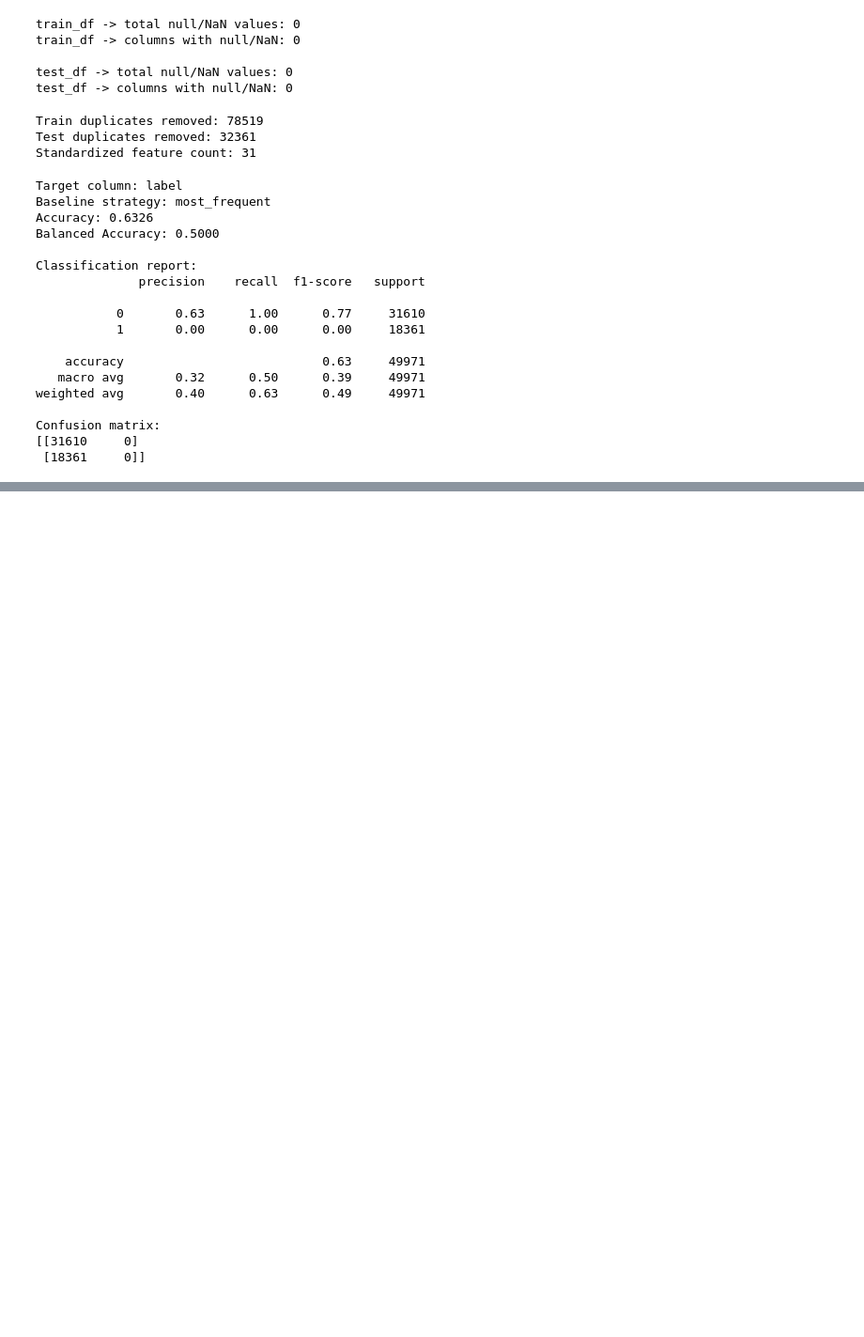
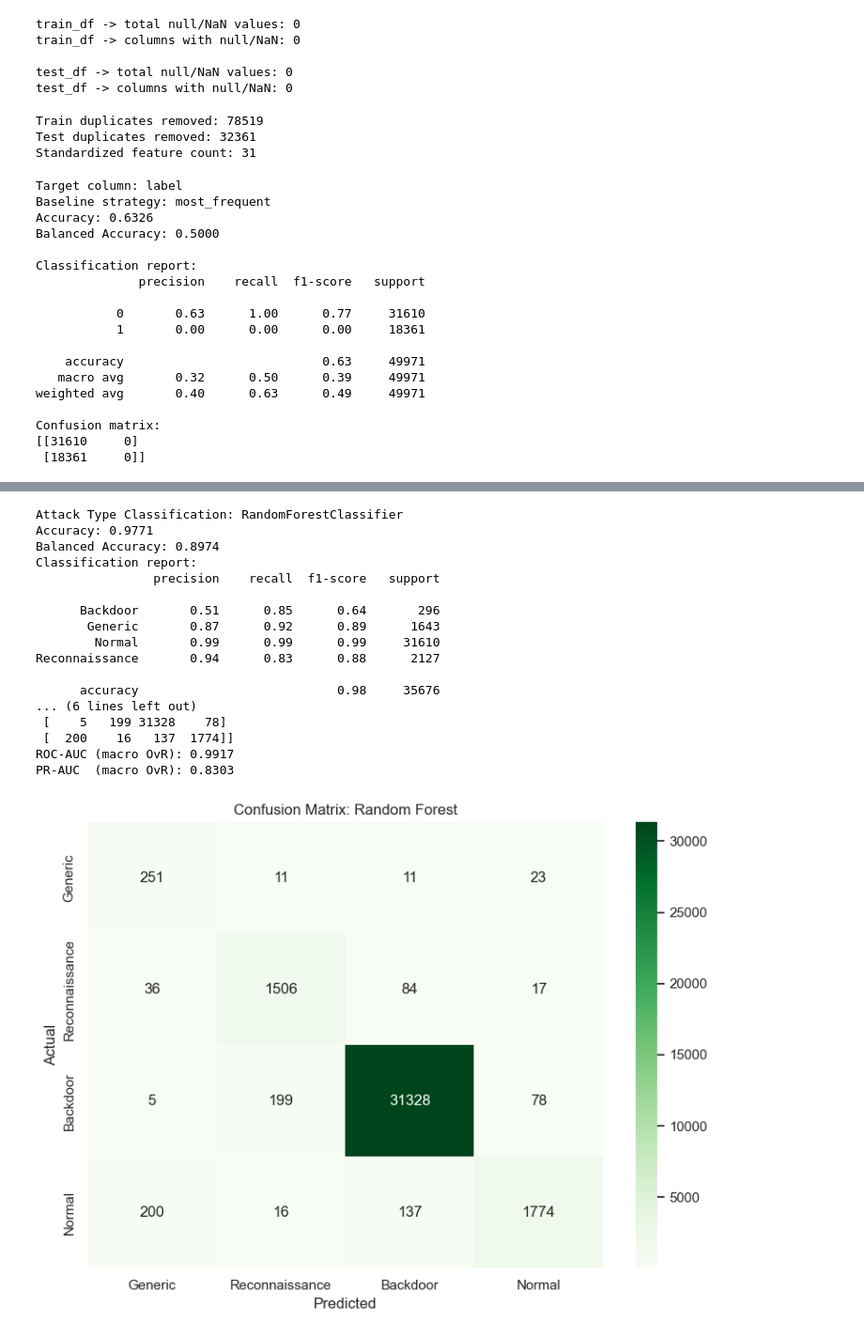
Before and after one commit to mwpersson/COMP9150-final-project, a Jupyter notebook: UNSW-NB15-EDA.ipynb, the cells around one changed output, grey strips where cells are left out. Shown at 94% size. Saved outputs shown, nothing was run; the diff lists cells and outputs as text; code cells hidden in the pictures; blank space fills up the shorter version.

```diff
--- a/UNSW-NB15-EDA.ipynb
+++ b/UNSW-NB15-EDA.ipynb
@@ -237,35 +340,53 @@ rf_attack_clf = RandomForestClassifier(
     n_jobs=-1,
     class_weight="balanced_subsample"   # kept as additional safeguard
 )
 rf_attack_clf.fit(X_train_smote, y_train_smote)
 
 y_pred_attack = rf_attack_clf.predict(X_test_filtered)
 
 print("Attack Type Classification: RandomForestClassifier")
 print(f"Accuracy: {accuracy_score(y_test_filtered, y_pred_attack):.4f}")
 print(f"Balanced Accuracy: {balanced_accuracy_score(y_test_filtered, y_pred_attack):.4f}")
-print("
-Classification report:")
+print("Classification report:")
 print(classification_report(y_test_filtered, y_pred_attack, zero_division=0))
 
 print("Confusion matrix:")
 cm_attack = confusion_matrix(y_test_filtered, y_pred_attack)
 print(cm_attack)
 
 # ROC-AUC and PR-AUC
 rf_proba = rf_attack_clf.predict_proba(X_test_filtered)
 y_test_bin = label_binarize(y_test_filtered, classes=rf_attack_clf.classes_)
 print(f"ROC-AUC (macro OvR): {roc_auc_score(y_test_bin, rf_proba, average='macro'):.4f}")
 print(f"PR-AUC  (macro OvR): {average_precision_score(y_test_bin, rf_proba, average='macro'):.4f}")
 
 plt.figure(figsize=(8, 6))
 sns.heatmap(cm_attack, annot=True, fmt="d", cmap="Greens",
             xticklabels=attack_types, yticklabels=attack_types)
 plt.title("Confusion Matrix: Random Forest")
 plt.xlabel("Predicted")
 plt.ylabel("Actual")
 plt.tight_layout()
 plt.show()
+# %% [output]
+Attack Type Classification: RandomForestClassifier
+Accuracy: 0.9771
+Balanced Accuracy: 0.8974
+Classification report:
+                precision    recall  f1-score   support
+
+      Backdoor       0.51      0.85      0.64       296
+       Generic       0.87      0.92      0.89      1643
+        Normal       0.99      0.99      0.99     31610
+Reconnaissance       0.94      0.83      0.88      2127
+
+      accuracy                           0.98     35676
+... (6 lines left out)
+ [    5   199 31328    78]
+ [  200    16   137  1774]]
+ROC-AUC (macro OvR): 0.9917
+PR-AUC  (macro OvR): 0.8303
+[figure, added]
 # %%
 from sklearn.tree import DecisionTreeClassifier, plot_tree
 
```
Also changed, not shown: parts of 8 cells of this notebook.
